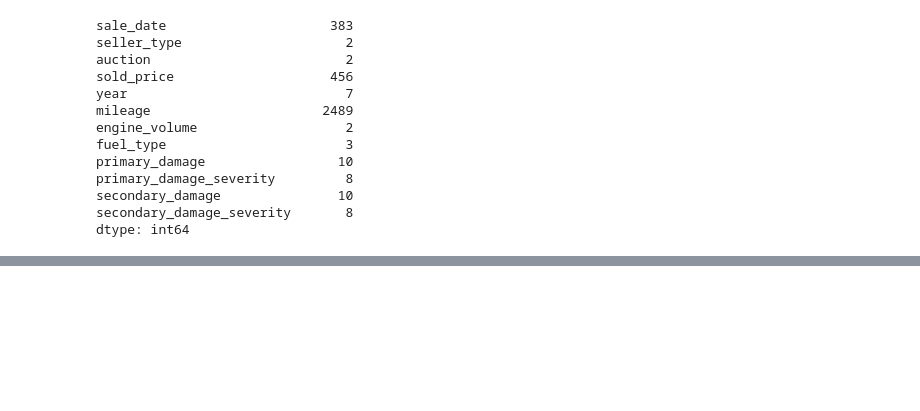
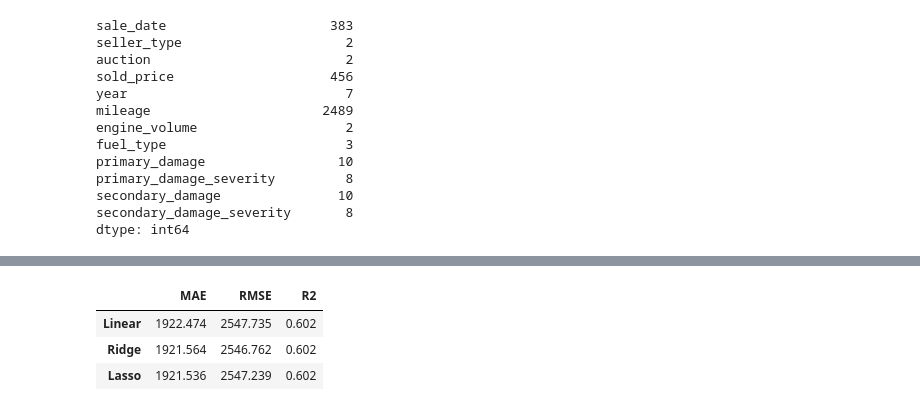
Before and after one commit to harutbdo/toyota-camry-price-prediciton, a Jupyter notebook: main.ipynb, the cells around one changed output, grey strips where cells are left out. Saved outputs shown, nothing was run; the diff lists cells and outputs as text; code cells hidden in the pictures; blank space fills up the shorter version.

```diff
--- a/main.ipynb
+++ b/main.ipynb
@@ -259,0 +397,42 @@ df_camry.to_csv("camry_cleaned.csv", index=False)
+# %%
+cv = KFold(n_splits=5, shuffle=True, random_state=42)
+
+models = {
+    "Linear": LinearRegression(),
+    "Ridge": Ridge(),
+    "Lasso": Lasso(max_iter=50000)
+}
+
+scores = {}
+
+for name, model in models.items():
+    pipeline = Pipeline([
+        ("preprocessor", preprocessor),
+        ("model", model)
+    ])
+
+    result = cross_validate(
+        pipeline,
+        X_train,
+        y_train,
+        cv=cv,
+        scoring={
+            "MAE": "neg_mean_absolute_error",
+            "RMSE": "neg_root_mean_squared_error",
+            "R2": "r2"
+        },
+        n_jobs=-1
+    )
+
+    scores[name] = {
+        "MAE": -result["test_MAE"].mean(),
+        "RMSE": -result["test_RMSE"].mean(),
+        "R2": result["test_R2"].mean()
+    }
+
+pd.DataFrame(scores).T.round(3)
+# %% [output]
+|  | MAE | RMSE | R2 |
+| Linear | 1922.474 | 2547.735 | 0.602 |
+| Ridge | 1921.564 | 2546.762 | 0.602 |
+| Lasso | 1921.536 | 2547.239 | 0.602 |
```
Also changed, not shown: parts of 13 cells of this notebook, 1 other file.
